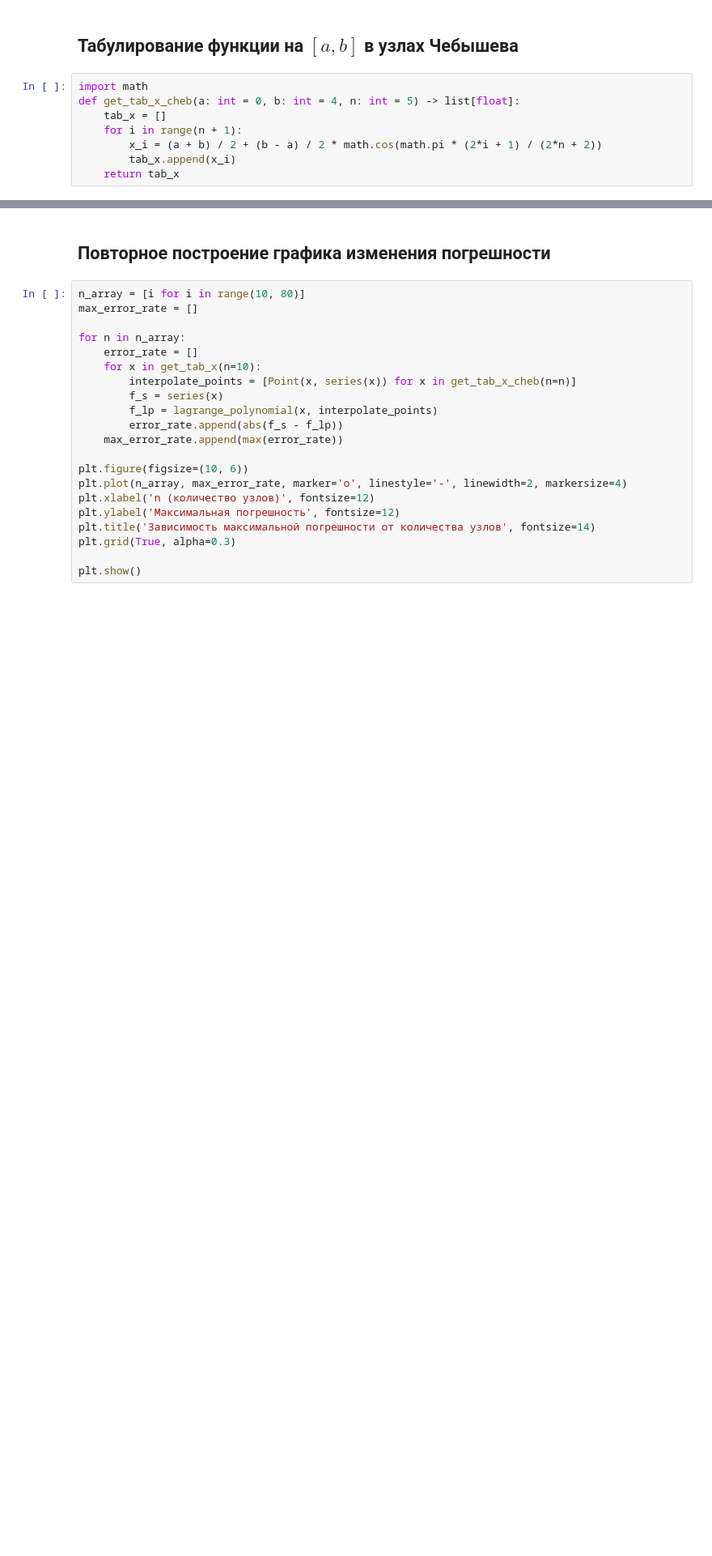
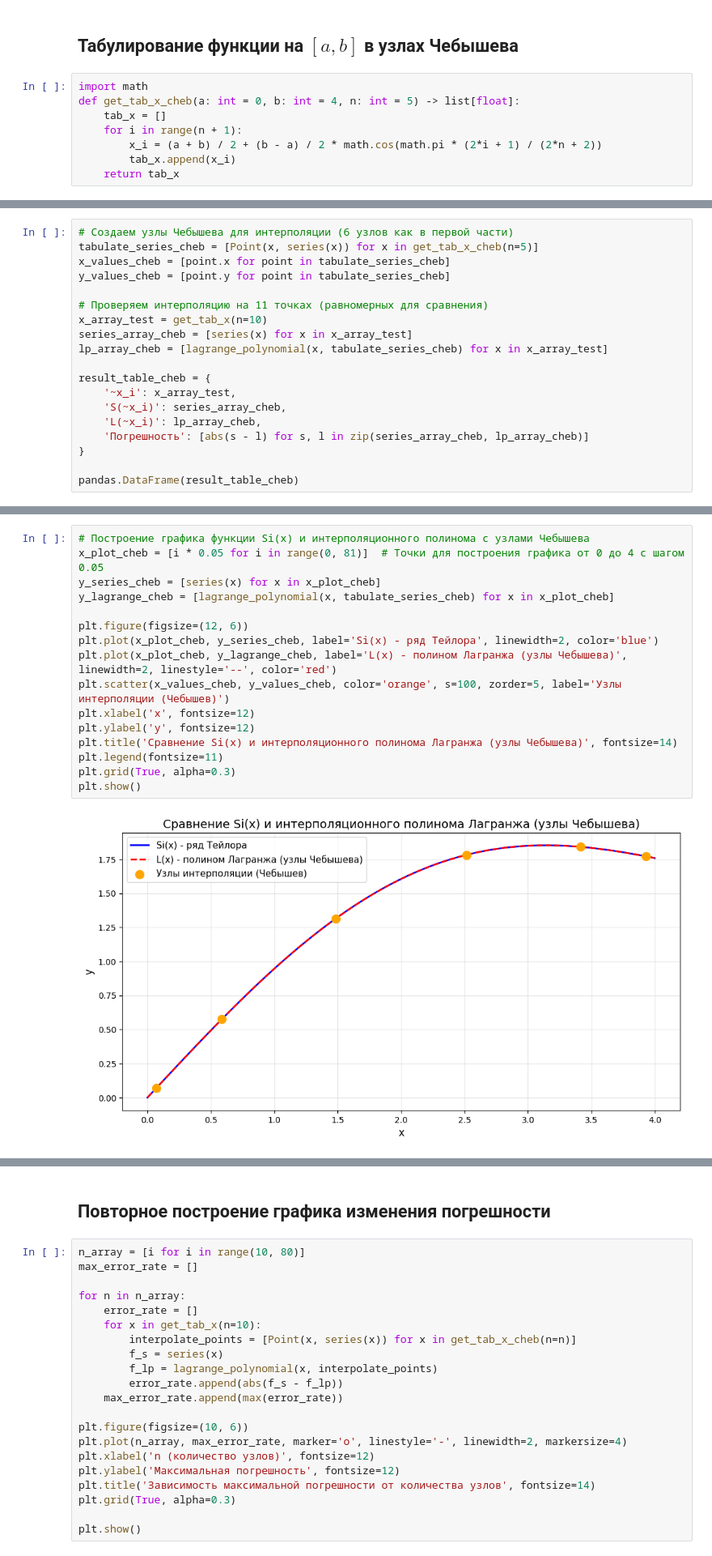
Before and after one commit to d-code000/NumericalMethods, a Jupyter notebook: interpolation_polynomial.ipynb, the cells around one changed output, grey strips where cells are left out. Shown: that part at 81% size. Drawn from its saved outputs; the diff is of its cells as text; blank space fills up the shorter version.

```diff
--- a/interpolation_polynomial.ipynb
+++ b/interpolation_polynomial.ipynb
@@ -266,0 +312,19 @@ def get_tab_x_cheb(a: int = 0, b: int = 4, n: int = 5) -> list[float]:
+# %%
+# Создаем узлы Чебышева для интерполяции (6 узлов как в первой части)
+tabulate_series_cheb = [Point(x, series(x)) for x in get_tab_x_cheb(n=5)]
+x_values_cheb = [point.x for point in tabulate_series_cheb]
+y_values_cheb = [point.y for point in tabulate_series_cheb]
+
+# Проверяем интерполяцию на 11 точках (равномерных для сравнения)
+x_array_test = get_tab_x(n=10)
+series_array_cheb = [series(x) for x in x_array_test]
+lp_array_cheb = [lagrange_polynomial(x, tabulate_series_cheb) for x in x_array_test]
+
+result_table_cheb = {
+    '~x_i': x_array_test,
+    'S(~x_i)': series_array_cheb,
+    'L(~x_i)': lp_array_cheb,
+    'Погрешность': [abs(s - l) for s, l in zip(series_array_cheb, lp_array_cheb)]
+}
+
+pandas.DataFrame(result_table_cheb)
@@ -266,0 +348,18 @@ def get_tab_x_cheb(a: int = 0, b: int = 4, n: int = 5) -> list[float]:
+# %%
+# Построение графика функции Si(x) и интерполяционного полинома с узлами Чебышева
+x_plot_cheb = [i * 0.05 for i in range(0, 81)]  # Точки для построения графика от 0 до 4 с шагом 0.05
+y_series_cheb = [series(x) for x in x_plot_cheb]
+y_lagrange_cheb = [lagrange_polynomial(x, tabulate_series_cheb) for x in x_plot_cheb]
+
+plt.figure(figsize=(12, 6))
+plt.plot(x_plot_cheb, y_series_cheb, label='Si(x) - ряд Тейлора', linewidth=2, color='blue')
+plt.plot(x_plot_cheb, y_lagrange_cheb, label='L(x) - полином Лагранжа (узлы Чебышева)', linewidth=2, linestyle='--', color='red')
+plt.scatter(x_values_cheb, y_values_cheb, color='orange', s=100, zorder=5, label='Узлы интерполяции (Чебышев)')
+plt.xlabel('x', fontsize=12)
+plt.ylabel('y', fontsize=12)
+plt.title('Сравнение Si(x) и интерполяционного полинома Лагранжа (узлы Чебышева)', fontsize=14)
+plt.legend(fontsize=11)
+plt.grid(True, alpha=0.3)
+plt.show()
+# %% [output]
+[figure, added]
```
Also changed, not shown: parts of 9 cells of this notebook.
